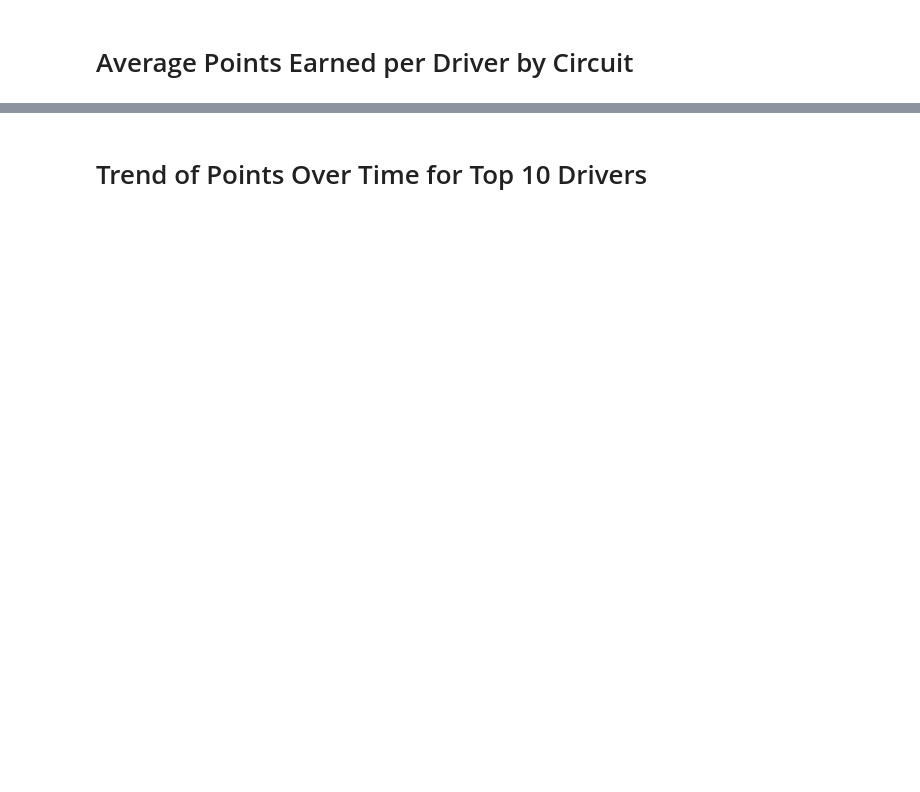
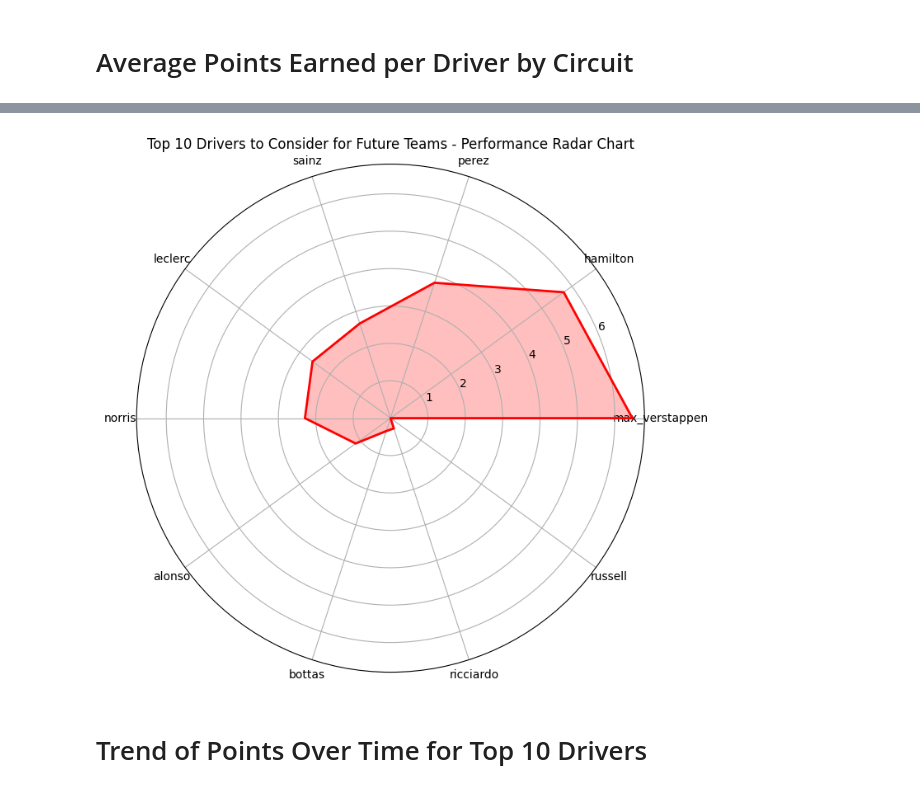
Before and after one commit to blancosss21/F1-Driver-Performance-Analysis, a Jupyter notebook: F1_Driver_Performance_Complete_Analysis_ipynb.ipynb, the cells around one changed output, grey strips where cells are left out. Cells and saved outputs as stored; diff of their text form; code cells hidden in the pictures; blank space fills up the shorter version.

```diff
--- a/F1_Driver_Performance_Complete_Analysis_ipynb.ipynb
+++ b/F1_Driver_Performance_Complete_Analysis_ipynb.ipynb
@@ -354,2 +515,29 @@ plt.show()
+# %%
+# Prepare data for radar chart
+labels = top_drivers['driverId']
+values = top_drivers['average_position'].values
+values = [max(values) - value for value in values]
+
+# Radar Chart
+num_vars = len(labels)
+
+# Compute angle for each axis
+angles = [n / float(num_vars) * 2 * pi for n in range(num_vars)]
+values = np.concatenate((values,[values[0]]))
+angles += angles[:1]
+
+# Draw the radar chart
+fig, ax = plt.subplots(figsize=(8, 8), subplot_kw=dict(polar=True))
+ax.fill(angles, values, color='red', alpha=0.25)
+ax.plot(angles, values, color='red', linewidth=2)
+
+# Labels for each point
+plt.xticks(angles[:-1], labels)
+
+# Title
+plt.title('Top 10 Drivers to Consider for Future Teams - Performance Radar Chart')
+plt.show()
+# %% [output]
+[figure, added]
 # %% [markdown]
 # Trend of Points Over Time for Top 10 Drivers
```
Also changed, not shown: parts of 22 cells of this notebook.
